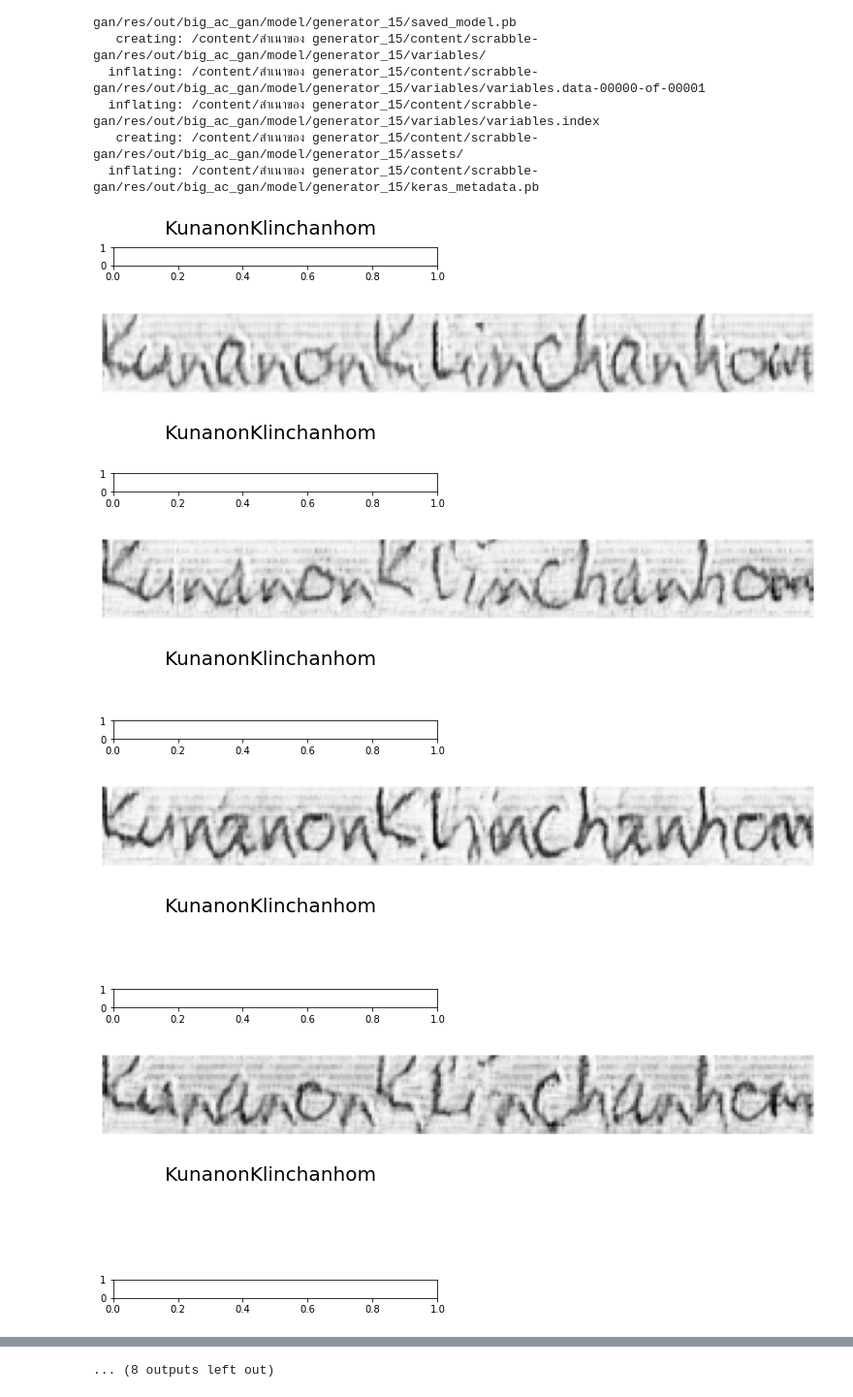
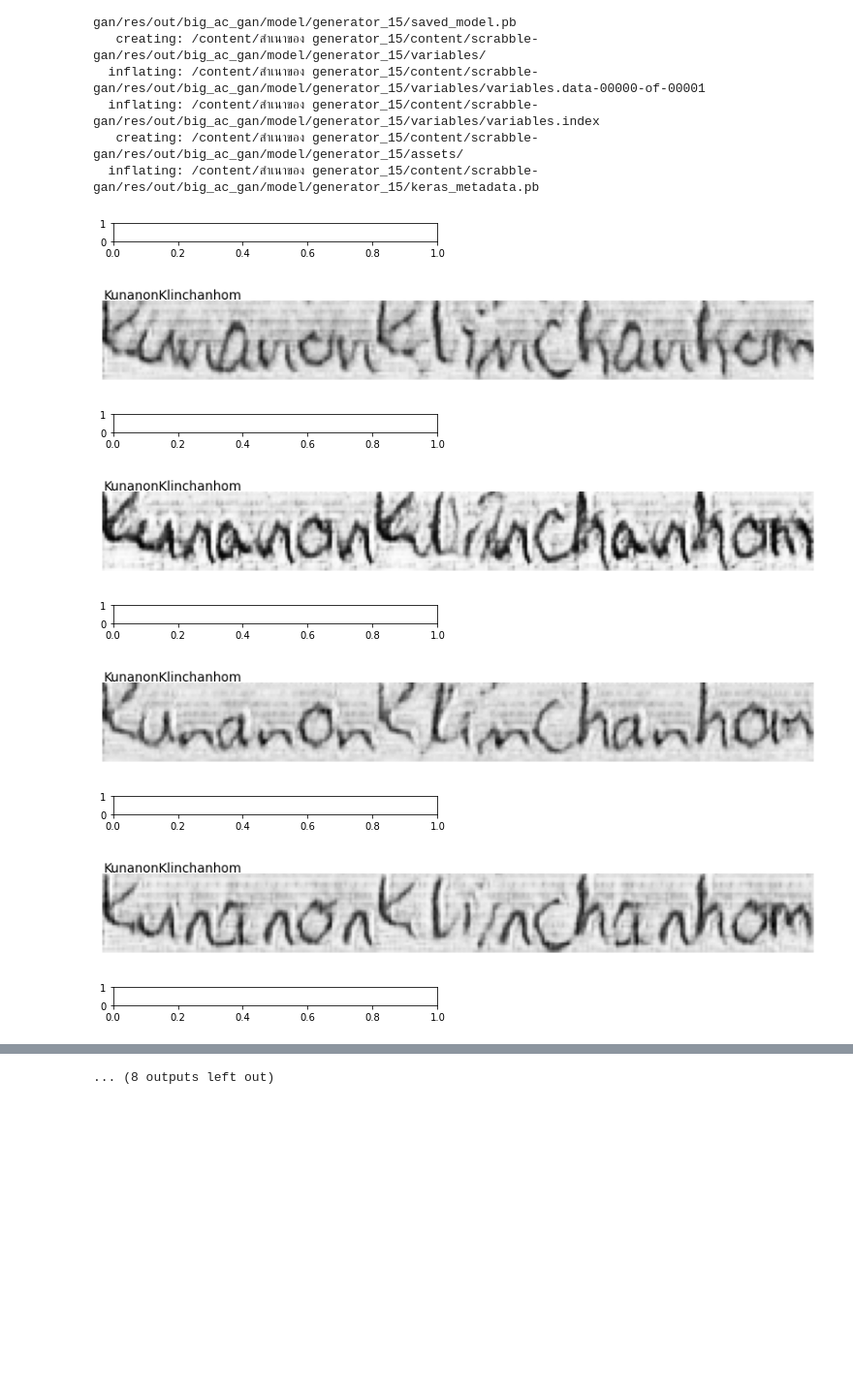
Before and after one commit to scorepia/Project_mornortor, a Jupyter notebook: ScrabbleGAN_Demo_Final.ipynb, the cells around one changed output, grey strips where cells are left out. Shown: that part at 97% size. Cells and saved outputs as stored; diff of their text form; code cells hidden in the pictures; blank space fills up the shorter version.

```diff
--- a/ScrabbleGAN_Demo_Final.ipynb
+++ b/ScrabbleGAN_Demo_Final.ipynb
@@ -81,41 +81,40 @@ n_samples = 10
 # your sample string
 sample_string = 'KunanonKlinchanhom'
 
 # load trained model
 imported_model = tf.saved_model.load(path_to_saved_model)
 
 # inference loop
 for idx in range(1):
   fake_labels = []
   words = [sample_string] * 10
   noise = tf.random.normal([n_samples, latent_dim])
 
   # encode words
   for word in words:
     fake_labels.append([char_vec.index(char) for char in word])
   fake_labels = np.array(fake_labels, np.int32)
 
   # run inference process
   predictions = imported_model([noise, fake_labels], training=False)
   # transform values into range [0, 1]
   predictions = (predictions + 1) / 2.0
 
   # plot results
   for i in range(predictions.shape[0]):
-    plt.suptitle(sample_string, fontsize=20)
     plt.subplot(10, 1, i + 1)
     figure(figsize=(10, 6), dpi=100)
     plt.imshow(predictions[i, :, :, 0], cmap='gray')
-    # plt.text(0, -1, "".join([char_vec[label] for label in fake_labels[i]]))
+    plt.text(0, -1, "".join([char_vec[label] for label in fake_labels[i]]))
     plt.axis('off')
     plt.show()
 # %% [output]
-[figure, old version]
+[figure, new version]
-[figure, old version]
+[figure, new version]
-[figure, old version]
+[figure, new version]
-[figure, old version]
+[figure, new version]
-[figure, old version]
+[figure, new version]
-[figure, old version]
+[figure, new version]
-[figure, old version]
+[figure, new version]
-[figure, old version]
+[figure, new version]
-[figure, old version]
+[figure, new version]
```
Also changed, not shown: parts of 2 cells of this notebook.
